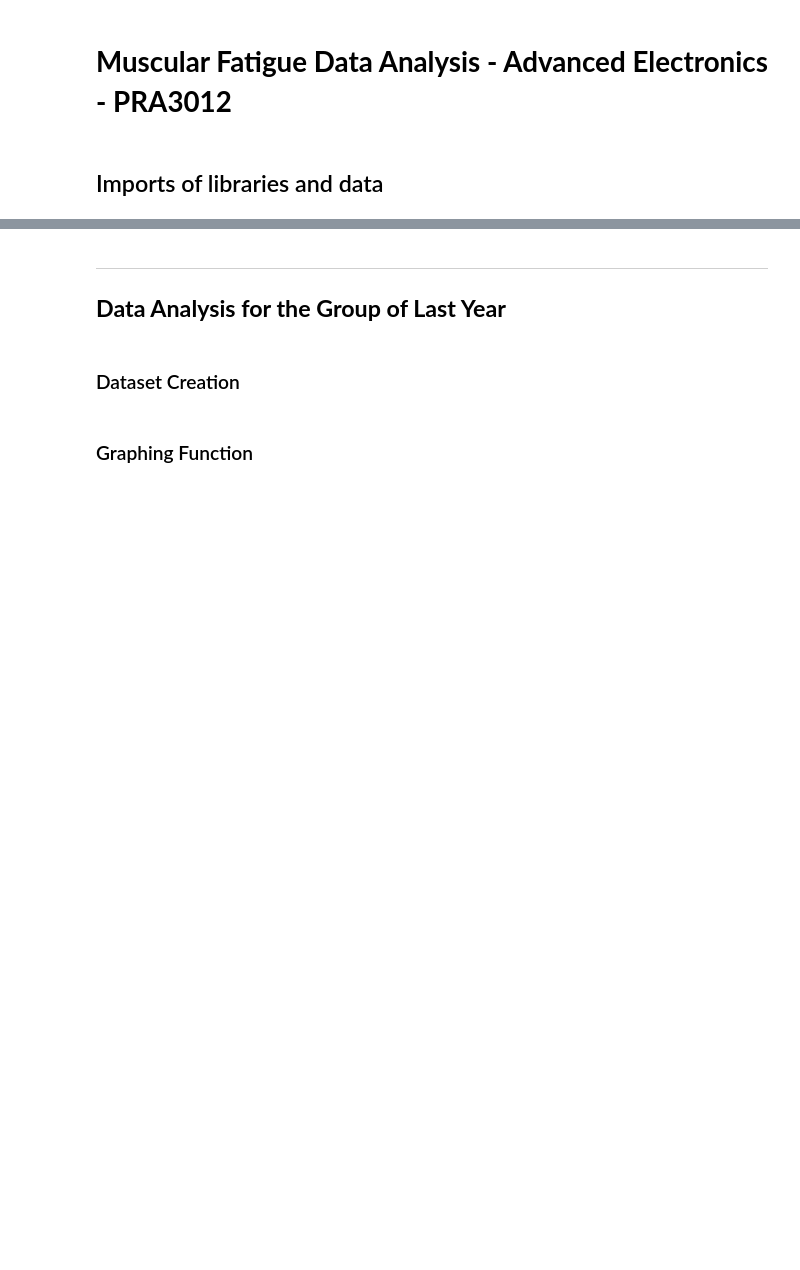
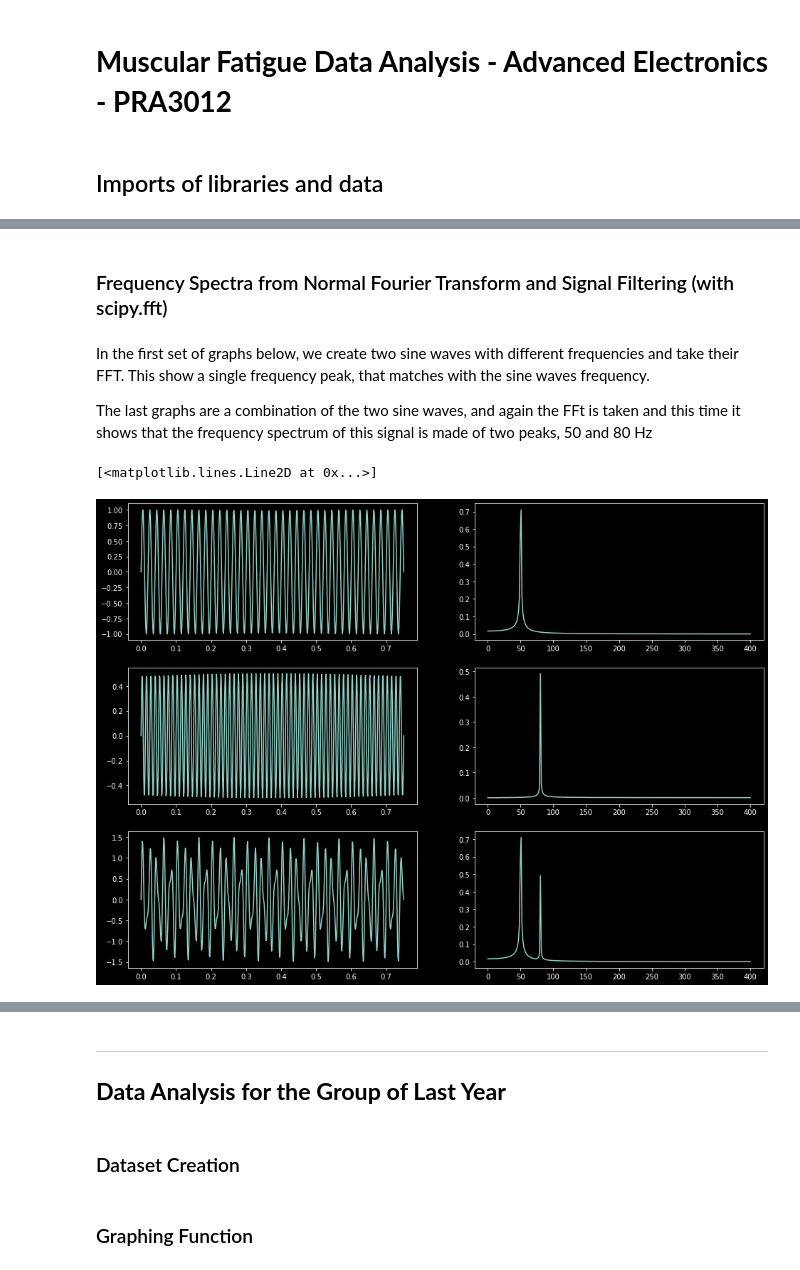
Before and after one commit to Jonastjep/EMG_Analysis, a Jupyter notebook: Muscular_Fatigue_Data_Analysis.ipynb, the cells around one changed output, grey strips where cells are left out. Saved outputs shown, nothing was run; the diff lists cells and outputs as text; code cells hidden in the pictures; blank space fills up the shorter version.

```diff
--- a/Muscular_Fatigue_Data_Analysis.ipynb
+++ b/Muscular_Fatigue_Data_Analysis.ipynb
@@ -69,0 +77,27 @@ a1.plot(t2,x2)
+# %% [markdown]
+### Frequency Spectra from Normal Fourier Transform and Signal Filtering (with scipy.fft)
+# %% [markdown]
+In the first set of graphs below, we create two sine waves with different frequencies and take their FFT. This show a single frequency peak, that matches with the sine waves frequency.
+
+The last graphs are a combination of the two sine waves, and again the FFt is taken and this time it shows that the frequency spectrum of this signal is made of two peaks, 50 and 80 Hz
+# %%
+from scipy.fft import fft,ifft, rfft, fftfreq
+# Number of sample points
+N = 600
+# sample spacing
+T = 1.0 / 800.0
+x = np.linspace(0.0, N*T, N)
+y1 = np.sin(50.0 * 2.0*np.pi*x)
+y2 = 0.5*np.sin(80.0 * 2.0*np.pi*x)
+y = y1 + y2
+
+fig, a = plt.subplots(3,2,figsize=(16, 12))
+a[0][0].plot(x,y1)
+a[0][1].plot(np.linspace(0.0, 1.0/(2.0*T), N//2),2.0/N * np.abs(fft(y1)[0:N//2]))
+a[1][0].plot(x,y2)
+a[1][1].plot(np.linspace(0.0, 1.0/(2.0*T), N//2),2.0/N * np.abs(fft(y2)[0:N//2]))
+a[2][0].plot(x,y)
+a[2][1].plot(np.linspace(0.0, 1.0/(2.0*T), N//2),2.0/N * np.abs(fft(y)[0:N//2]))
+# %% [output]
+[<matplotlib.lines.Line2D at 0x...>]
+[figure, added]
```
Also changed, not shown: parts of 17 cells of this notebook.
